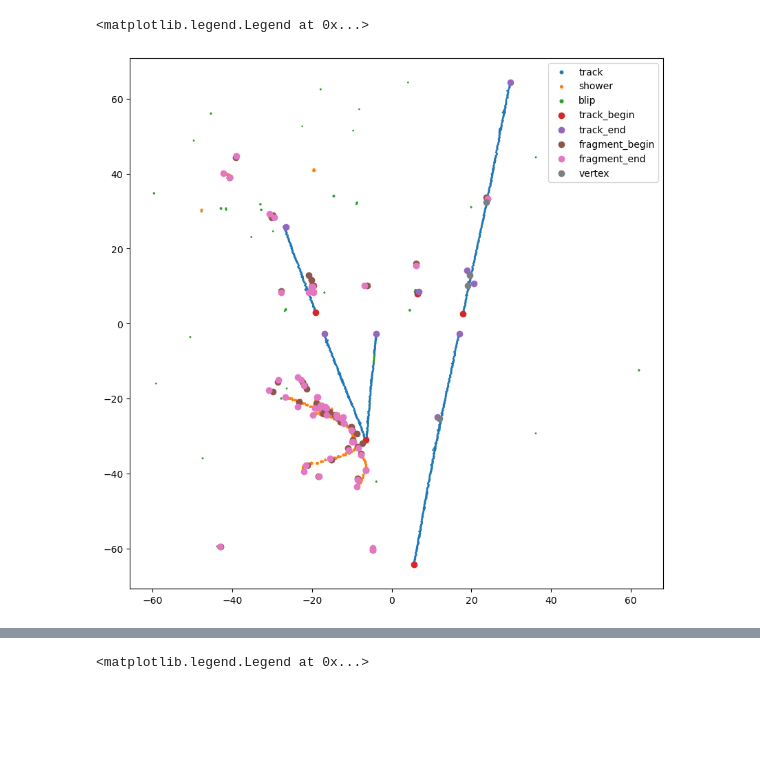
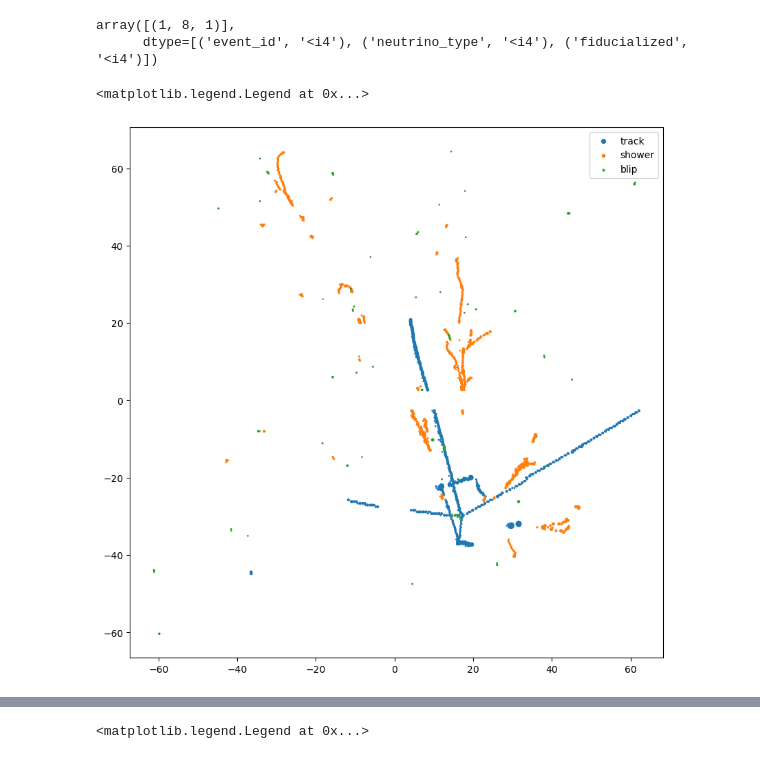
Before and after one commit to Neutron-Calibration-in-DUNE/ArrakisND, a Jupyter notebook: notebooks/test_arrakis.ipynb, the cells around one changed output, grey strips where cells are left out. Drawn from its saved outputs; the diff is of its cells as text; code cells hidden in the pictures; blank space fills up the shorter version.

```diff
--- a/notebooks/test_arrakis.ipynb
+++ b/notebooks/test_arrakis.ipynb
@@ -30,22 +30,28 @@ arrakis_tracklettes = arrakis_file['standard_record/tracklette']
 arrakis_tracks = arrakis_file['standard_record/track']
 arrakis_fragments = arrakis_file['standard_record/fragment']
 arrakis_showers = arrakis_file['standard_record/shower']
+arrakis_blips = arrakis_file['standard_record/blip']
+arrakis_neutrino_events = arrakis_file['standard_record/neutrino_event']
 
 arrakis_neutrino = arrakis_file['standard_record/neutrino']
 events = np.unique(arrakis_charge['event_id'])
-event = events[12]
+event = events[1]
 print(event)
 event_mask = (arrakis_charge['event_id'] == event)
 event_tracklette_mask = (arrakis_tracklettes['event_id'] == event)
 event_track_mask = (arrakis_tracks['event_id'] == event)
 event_fragment_mask = (arrakis_fragments['event_id'] == event)
 event_shower_mask = (arrakis_showers['event_id'] == event)
+event_blip_mask = (arrakis_blips['event_id'] == event)
+event_neutrino_event_mask = (arrakis_neutrino_events['event_id'] == event)
 
 charge_event = charge[event_mask]
 tracklette_event = arrakis_tracklettes[event_tracklette_mask]
 track_event = arrakis_tracks[event_track_mask]
 fragment_event = arrakis_fragments[event_fragment_mask]
 shower_event = arrakis_showers[event_shower_mask]
+blip_event = arrakis_blips[event_blip_mask]
+neutrino_event = arrakis_neutrino_events[event_neutrino_event_mask]
 
 charge_backtrack_event = charge_backtrack[event_mask]
 arrakis_event = arrakis_charge[event_mask]
@@ -104,3 +100,8 @@ array([(14, 8,    0,               61, [[0., 0., 0.]], [[0., 0., 0.]], [[ -6.482
+# %%
+neutrino_event
+# %% [output]
+array([(1, 8, 1)],
+      dtype=[('event_id', '<i4'), ('neutrino_type', '<i4'), ('fiducialized', '<i4')])
 # %%
 
 event_x = charge_event['x']
@@ -120,44 +121,43 @@ event_vertex = arrakis_event['vertex']
 # %%
 tracks = np.any(event_topology == 1).astype(int)
 fig, axs = plt.subplots(figsize=(10,10))
 for label in np.unique(event_topology):
-    # if label != -1:
+    # if label != 5:
     #     continue
     axs.scatter(
         event_x[(event_topology == label)],
         event_z[(event_topology == label)],
         label=topology_labels[label],
         s=event_Q[(event_topology == label)] / 10
     )
-axs.scatter(
-    event_x[(event_tracklette_begin == 1)],
-    event_z[(event_tracklette_begin == 1)],
-    label='track_begin'
-)
-axs.scatter(
-    event_x[(event_tracklette_end == 1)],
-    event_z[(event_tracklette_end == 1)],
-    label='track_end'
-)
-axs.scatter(
-    event_x[(event_fragment_begin == 1)],
-    event_z[(event_fragment_begin == 1)],
-    label='fragment_begin'
-)
-axs.scatter(
-    event_x[(event_fragment_end == 1)],
-    event_z[(event_fragment_end == 1)],
-    label='fragment_end'
-)
-axs.scatter(
-    event_x[(event_vertex == 1)],
-    event_z[(event_vertex == 1)],
-    label='vertex'
-)
-# axs.set_xlim([-25,-10])
+# axs.scatter(
+#     event_x[(event_tracklette_begin == 1)],
+#     event_z[(event_tracklette_begin == 1)],
+#     label='track_begin'
+# )
+# axs.scatter(
+#     event_x[(event_tracklette_end == 1)],
+#     event_z[(event_tracklette_end == 1)],
+#     label='track_end'
+# )
+# axs.scatter(
+#     event_x[(event_fragment_begin == 1)],
+#     event_z[(event_fragment_begin == 1)],
+#     label='fragment_begin'
+# )
+# axs.scatter(
+#     event_x[(event_fragment_end == 1)],
+#     event_z[(event_fragment_end == 1)],
+#     label='fragment_end'
+# )
+# axs.scatter(
+#     event_x[(event_vertex == 1)],
+#     event_z[(event_vertex == 1)],
+#     label='vertex'
+# )
 plt.legend()
 # %% [output]
 <matplotlib.legend.Legend at 0x...>
-[figure, old version]
+[figure, new version]
 # %%
 tracklette_topology = tracklette_event['truth'][:, 0]
```
Also changed, not shown: parts of 7 cells of this notebook, 17 other files.
